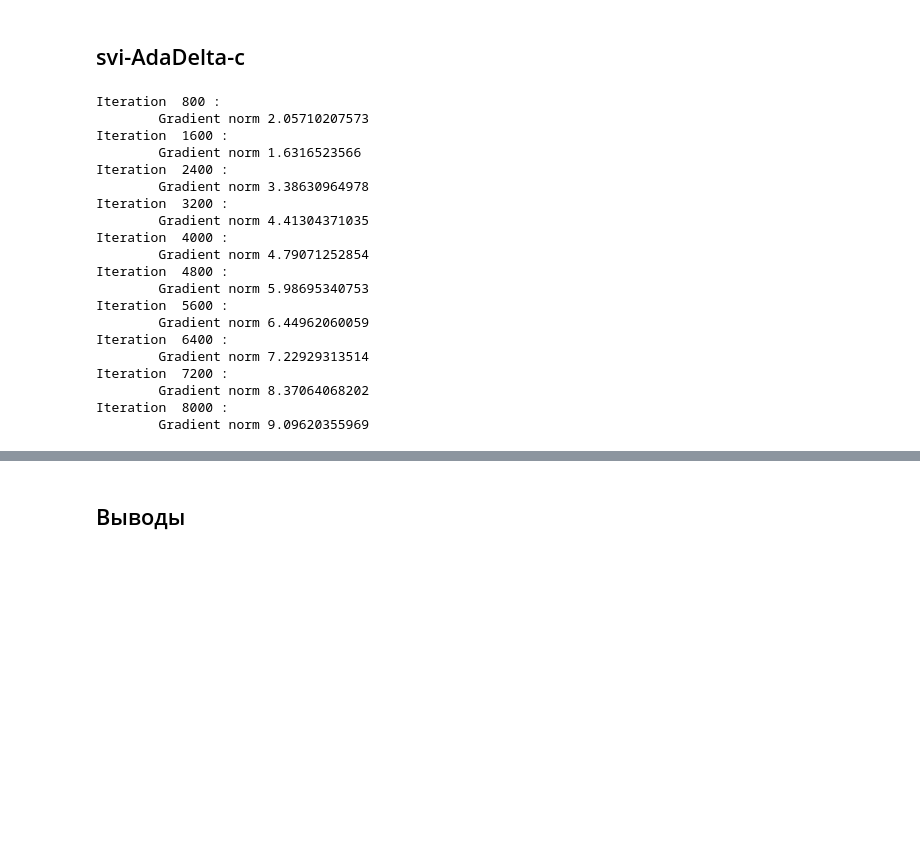
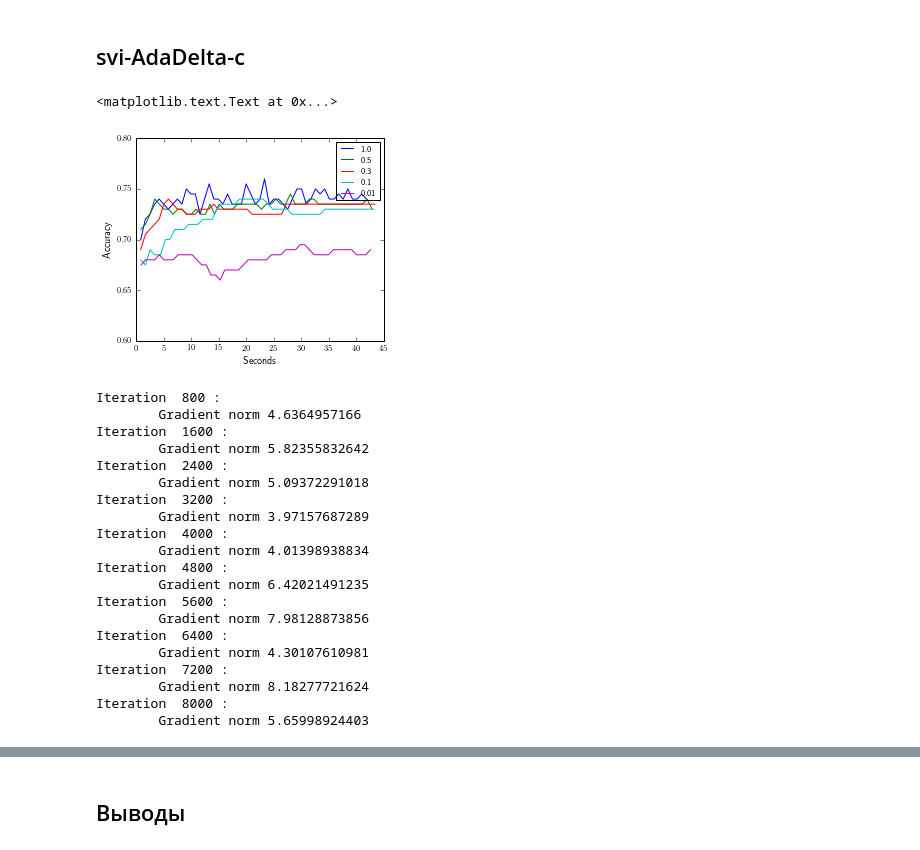
Before and after one commit to afcarl/CourseProject, a Jupyter notebook: Code/Experiments/vi_svi_classification/german.ipynb, the cells around one changed output, grey strips where cells are left out. Saved outputs shown, nothing was run; the diff lists cells and outputs as text; code cells hidden in the pictures; blank space fills up the shorter version.

```diff
--- a/Code/Experiments/vi_svi_classification/german.ipynb
+++ b/Code/Experiments/vi_svi_classification/german.ipynb
@@ -109,32 +109,55 @@ plt.ylabel('Accuracy')
 # %% [markdown]
 ## svi-AdaDelta-c
+# %%
+results = []
+steps = [1., 0.5, 0.3, 0.1, 0.01]
+for step in steps:
+    model_covariance_obj = SquaredExponential(np.copy(cov_params))
+    new_gp = GPC(model_covariance_obj, method='svi', hermgauss_deg=100)
+
+    opts = {'mode': 'adadelta', 'maxiter': 500, 'verbose': False, 'batch_size': 50,
+            'step_rate': step}#, 'print_freq':50}
+    batch_res = new_gp.fit(x_tr, y_tr, inputs=inputs, optimizer_options=opts)
+    results.append(batch_res)
+# %%
+metric = lambda w: new_gp.get_prediction_quality(w, x_test, y_test)
+for i in range(len(results)):
+    svi_ad_x_lst, svi_ad_y_lst = results[i].plot_performance(metric, 't', freq=10)
+    plt.plot(svi_ad_x_lst[1:], svi_ad_y_lst[1:], label=steps[i])
+plt.ylim([0.6, 0.8])
+plt.legend()
+plt.xlabel('Seconds')
+plt.ylabel('Accuracy')
+# %% [output]
+<matplotlib.text.Text at 0x...>
+[figure, added]
 # %%
 model_covariance_obj = SquaredExponential(np.copy(cov_params))
 new_gp = GPC(model_covariance_obj, method='svi', hermgauss_deg=100)
-opts = {'mode': 'adadelta', 'maxiter': 500, 'verbose': True, 'batch_size': 50, 'step_rate': 0.05,
-       'decay': 0.5, 'print_freq':50}
+opts = {'mode': 'adadelta', 'maxiter': 500, 'verbose': True, 'batch_size': 50,
+        'step_rate': 0.3, 'print_freq':50}
 batch_res = new_gp.fit(x_tr, y_tr, inputs=inputs, optimizer_options=opts)
 # %% [output]
 Iteration  800 :
-        Gradient norm 2.05710207573
+        Gradient norm 4.6364957166
 Iteration  1600 :
-        Gradient norm 1.6316523566
+        Gradient norm 5.82355832642
 Iteration  2400 :
-        Gradient norm 3.38630964978
+        Gradient norm 5.09372291018
 Iteration  3200 :
-        Gradient norm 4.41304371035
+        Gradient norm 3.97157687289
 Iteration  4000 :
-        Gradient norm 4.79071252854
+        Gradient norm 4.01398938834
 Iteration  4800 :
-        Gradient norm 5.98695340753
+        Gradient norm 6.42021491235
 Iteration  5600 :
-        Gradient norm 6.44962060059
+        Gradient norm 7.98128873856
 Iteration  6400 :
-        Gradient norm 7.22929313514
+        Gradient norm 4.30107610981
 Iteration  7200 :
-        Gradient norm 8.37064068202
+        Gradient norm 8.18277721624
 Iteration  8000 :
-        Gradient norm 9.09620355969
+        Gradient norm 5.65998924403
 # %%
 metric = lambda w: new_gp.get_prediction_quality(w, x_test, y_test)
 svi_ad_x_lst, svi_ad_y_lst = batch_res.plot_performance(metric, 't', freq=10)
```
Also changed, not shown: parts of 11 cells of this notebook, 7 other files.
